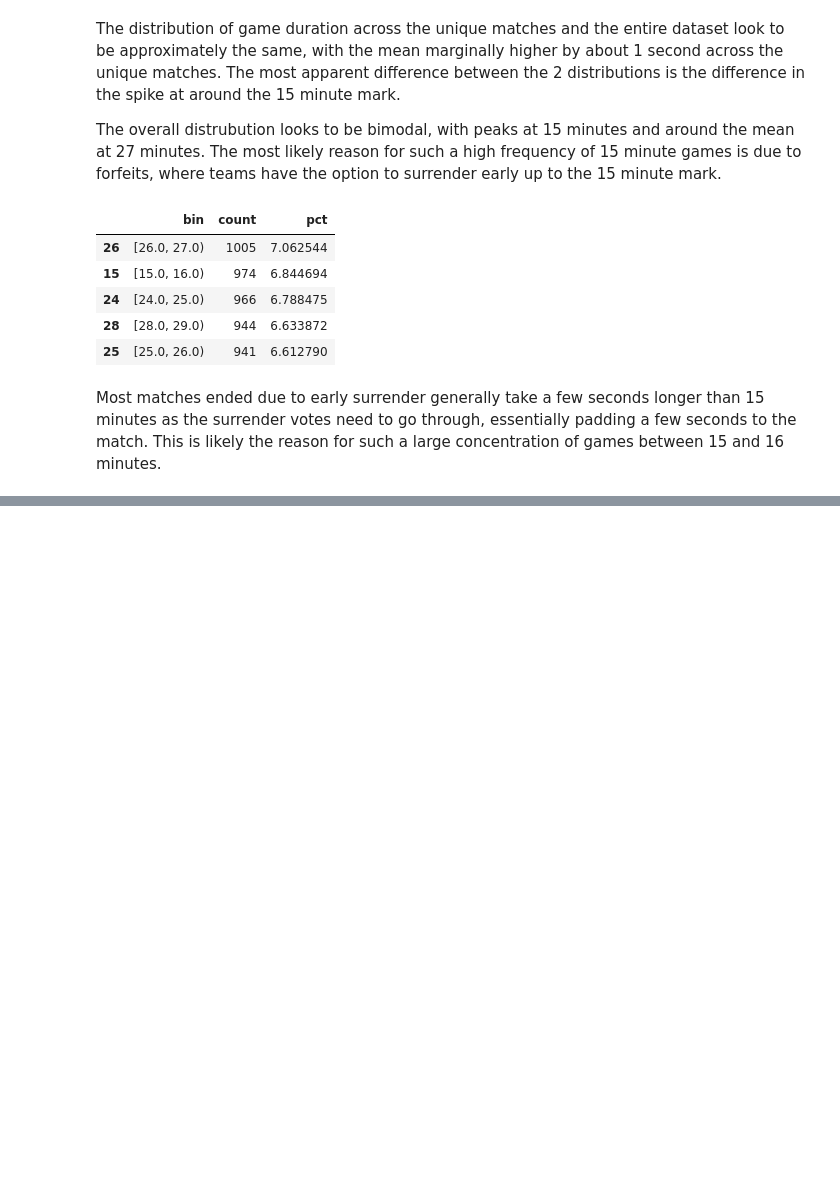
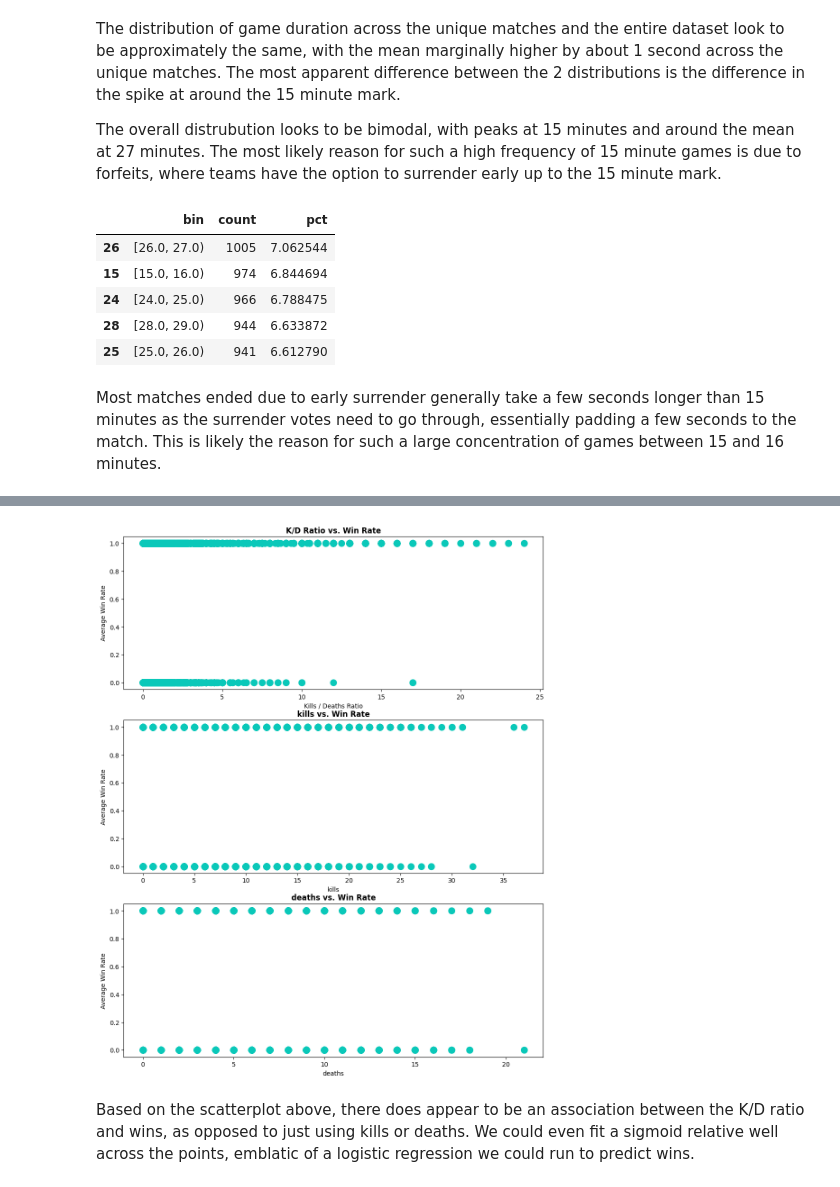
Before and after one commit to bzacharia999/Deep-dive-into-the-North-American-League-of-Legends-Challenger-League, a Jupyter notebook: notebooks/02_eda.ipynb, the cells around one changed output, grey strips where cells are left out. Cells and saved outputs as stored; diff of their text form; code cells hidden in the pictures; blank space fills up the shorter version.

```diff
--- a/notebooks/02_eda.ipynb
+++ b/notebooks/02_eda.ipynb
@@ -251,0 +315,27 @@ plt.show()
+# %%
+fig, (ax1, ax2, ax3) = plt.subplots(3, 1, figsize=(12, 15))
+
+
+player_stats = matches.copy()
+
+player_stats["kd_ratio"] = player_stats["kills"] / player_stats["deaths"]
+ax1.scatter(player_stats["kd_ratio"], player_stats["win"], color="#0AC8B9", s=100)
+ax1.set_title("K/D Ratio vs. Win Rate", fontweight="bold")
+ax1.set_xlabel("Kills / Deaths Ratio")
+ax1.set_ylabel("Average Win Rate")
+
+ax2.scatter(player_stats["kills"], player_stats["win"], color="#0AC8B9", s=100)
+ax2.set_title("kills vs. Win Rate", fontweight="bold")
+ax2.set_xlabel("kills")
+ax2.set_ylabel("Average Win Rate")
+
+ax3.scatter(player_stats["deaths"], player_stats["win"], color="#0AC8B9", s=100)
+ax3.set_title("deaths vs. Win Rate", fontweight="bold")
+ax3.set_xlabel("deaths")
+ax3.set_ylabel("Average Win Rate")
+
+plt.show()
+# %% [output]
+[figure, added]
+# %% [markdown]
+Based on the scatterplot above, there does appear to be an association between the K/D ratio and wins, as opposed to just using kills or deaths. We could even fit a sigmoid relative well across the points, emblatic of a logistic regression we could run to predict wins.
```
Also changed, not shown: parts of 30 cells of this notebook, 1 other file.
